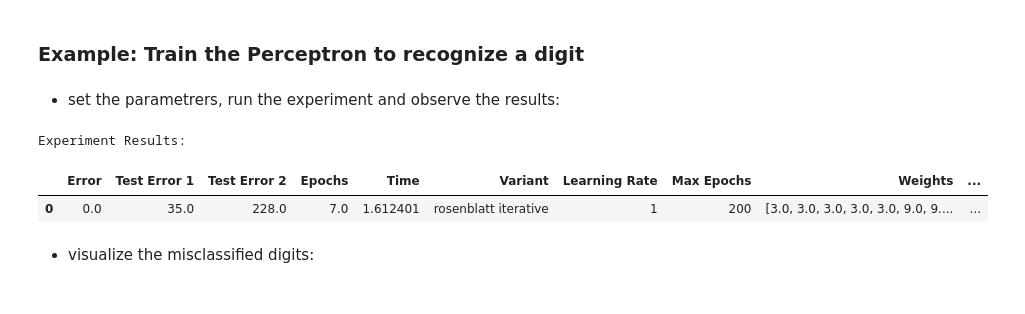
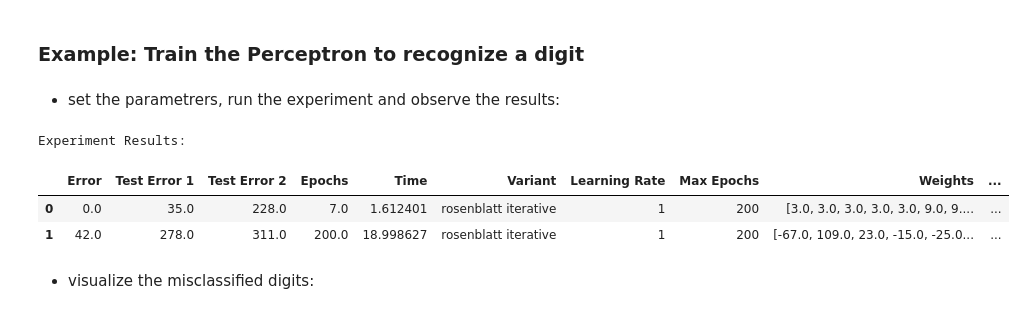
Before and after one commit to reitezuz/18NES1-2025-, a Jupyter notebook: week2/digits_example.ipynb, the cells around one changed output. Cells and saved outputs as stored; diff of their text form; code cells hidden in the pictures.

```diff
--- a/week2/digits_example.ipynb
+++ b/week2/digits_example.ipynb
@@ -194,33 +194,34 @@ experiment_results_let = pd.DataFrame(columns=['Error', 'Test Error 1', 'Test Er
 # %% [markdown]
 - set the parametrers, run the experiment and observe the results:
 # %%
-digit_index = 10 # 1...10
+digit_index = 5 # 1...10
 alpha = 0.1       # level of noise in the testing data
 
 # Preprocess the data:
 [inputs, labels] = load_digits_data()
 [inputs_noisy, inputs_denoised] = add_noise(inputs, alpha=alpha)
 true_outputs = np.where(labels == digit_index, 1, -1)
 data_description = "Digit " + str(digit_index) + f" {(sum(true_outputs == 1))}"
 
 # Set Perceptron parameters:
 weights = np.zeros(inputs.shape[1])
 bias = 0
 binary = False
 epochs = 200
 learning_rate = 1
 print_progress = False
 variant = 'rosenblatt iterative' # 'rosenblatt best','rosenblatt iterative', 'rosenblatt batch', 'hebbian'
 
 # run the experiment:
 perceptron = run_example_multiple_times(experiment_results_let, inputs, inputs_noisy, inputs_denoised, true_outputs, epochs, weights, bias, binary, learning_rate, print_progress, variant, data_description, num_runs=1)
 
 print("\nExperiment Results:")
 experiment_results_let
 # %% [output]
 Experiment Results:
 |  | Error | Test Error 1 | Test Error 2 | Epochs | Time | Variant | Learning Rate | Max Epochs | Weights | ... |
 | 0 | 0.0 | 35.0 | 228.0 | 7.0 | 1.612401 | rosenblatt iterative | 1 | 200 | [3.0, 3.0, 3.0, 3.0, 3.0, 9.0, 9.... | ... |
+| 1 | 42.0 | 278.0 | 311.0 | 200.0 | 18.998627 | rosenblatt iterative | 1 | 200 | [-67.0, 109.0, 23.0, -15.0, -25.0... | ... |
 # %% [markdown]
 - visualize the misclassified digits:
 # %%
```
Also changed, not shown: parts of 3 cells of this notebook.
